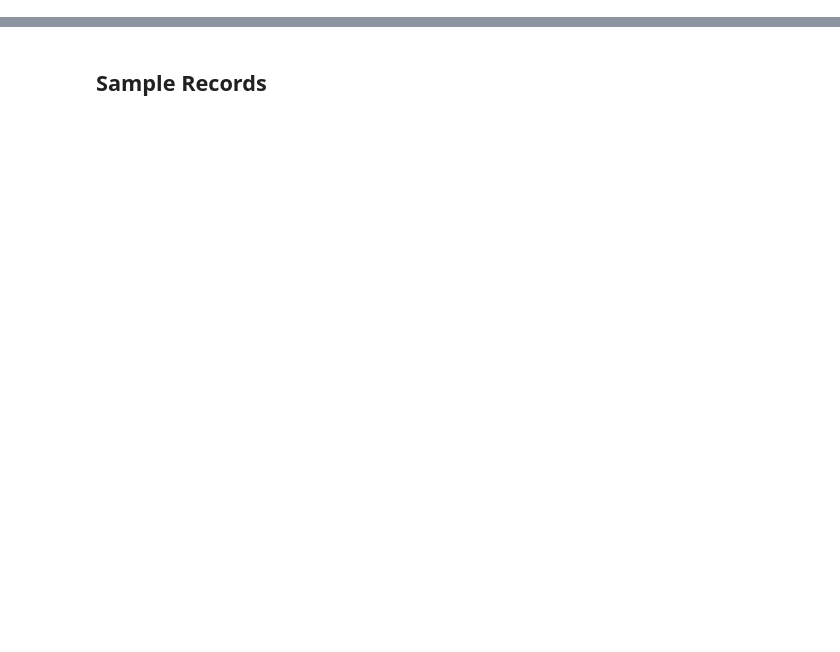
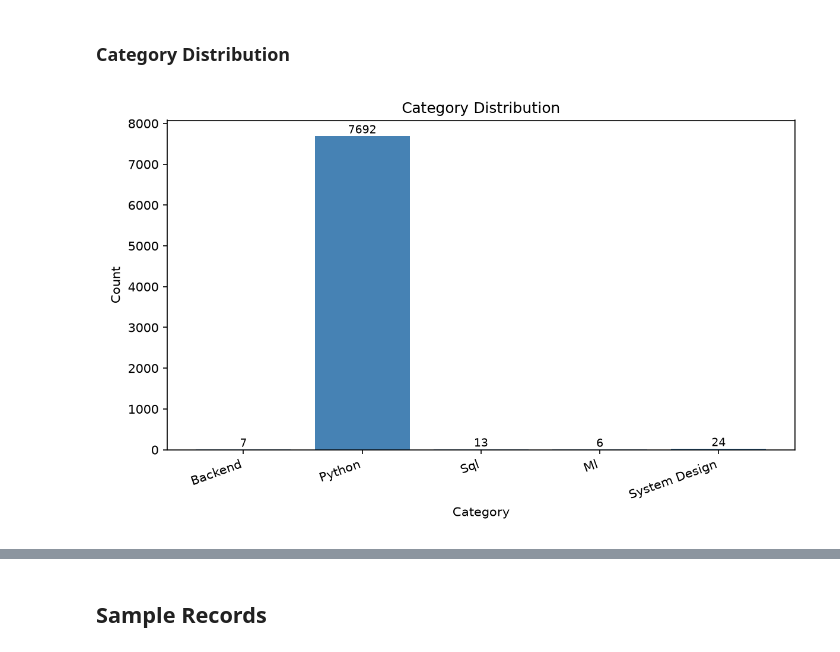
Before and after one commit to TechMaverickHub/TechMentor-LLM, a Jupyter notebook: notebooks/dataset_report.ipynb, the cells around one changed output, grey strips where cells are left out. Cells and saved outputs as stored; diff of their text form; code cells hidden in the pictures; blank space fills up the shorter version.

```diff
--- a/notebooks/dataset_report.ipynb
+++ b/notebooks/dataset_report.ipynb
@@ -9,11 +9,14 @@ from pathlib import Path
 
 import matplotlib.pyplot as plt
 import pandas as pd
+from IPython.display import Image, Markdown, display
 
 ROOT = Path("..").resolve()
-RAW_DIR = ROOT / "data" / "raw"
 CLEANED_PATH = ROOT / "data" / "cleaned" / "cleaned_dataset.json"
 STATS_PATH = ROOT / "reports" / "dataset_stats.json"
 TRAIN_PATH = ROOT / "data" / "processed" / "train.jsonl"
 EVAL_PATH = ROOT / "data" / "processed" / "eval.jsonl"
+CATEGORY_CHART = ROOT / "reports" / "category_distribution.png"
+ANSWER_LENGTH_CHART = ROOT / "reports" / "answer_length_distribution.png"
+SAMPLE_RECORDS = ROOT / "reports" / "sample_records.md"
 # %% [markdown]
@@ -146,0 +73,6 @@ duplicate_df
+# %%
+display(Markdown("### Category Distribution"))
+display(Image(filename=str(CATEGORY_CHART)))
+# %% [output]
+### Category Distribution
+[figure, added]
```
Also changed, not shown: parts of 24 cells of this notebook, 11 other files.
